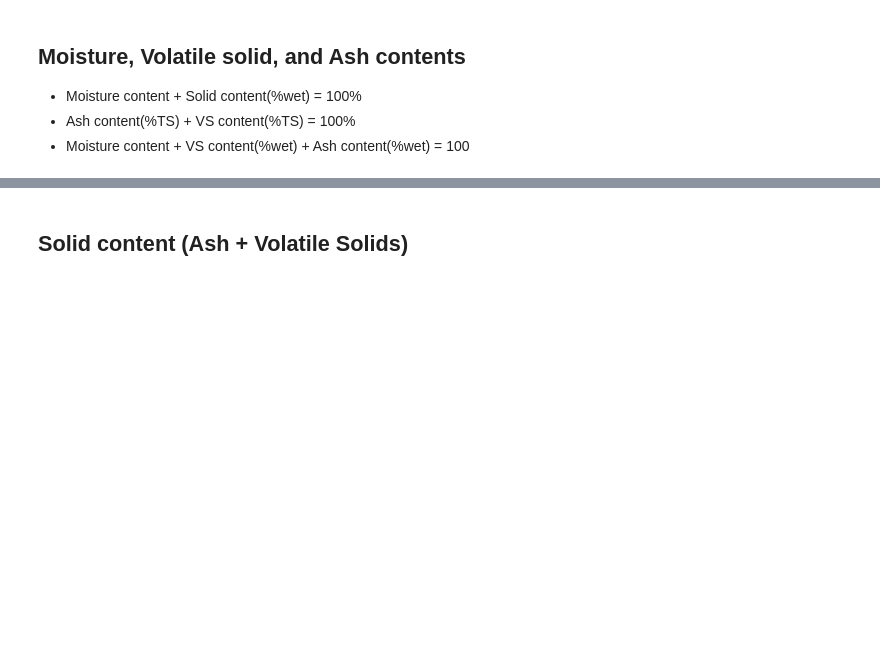
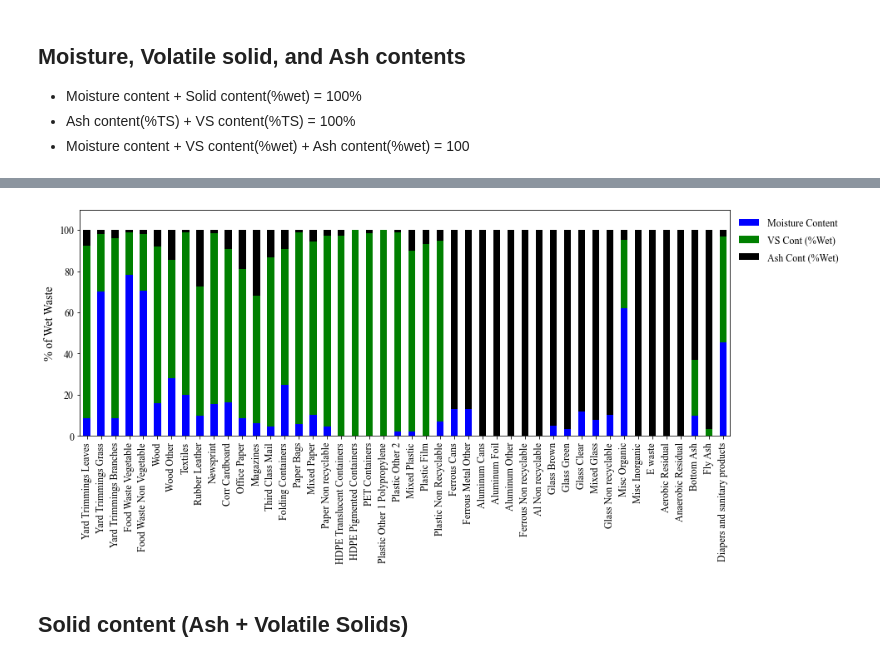
Before and after one commit to SwolfPy-Project/swolfpy-inputdata, a Jupyter notebook: Notebooks/Material Properties.ipynb, the cells around one changed output, grey strips where cells are left out. Cells and saved outputs as stored; diff of their text form; code cells hidden in the pictures; blank space fills up the shorter version.

```diff
--- a/Notebooks/Material Properties.ipynb
+++ b/Notebooks/Material Properties.ipynb
@@ -102,2 +69,15 @@ fig.show()
+# %%
+properties['VS Cont (%Wet)'] = (100 - properties['Moisture Content'].values) * properties['Volatile Solids'].values / 100
+properties['Ash Cont (%Wet)'] = (100 - properties['Moisture Content'].values) * properties['Ash Content'].values / 100
+
+fig, ax = plt.subplots(figsize=(14, 5))
+properties[['Moisture Content','VS Cont (%Wet)', 'Ash Cont (%Wet)']].plot(kind='bar', stacked=True, ax=ax, color=['b','g','k'])
+
+ax.set_ylim((0,110))
+ax.set_ylabel('% of Wet Waste', fontdict={'size':14})
+ax.set_xticklabels([x.replace('_', ' ') for x in commondata.Index])
+legend = ax.legend(frameon=False, labelspacing=0.7, bbox_to_anchor=(1, 1), loc='upper left')
+# %% [output]
+[figure, added]
 # %% [markdown]
 ## Solid content (Ash + Volatile Solids)
```
Also changed, not shown: parts of 17 cells of this notebook, 1 other file.
